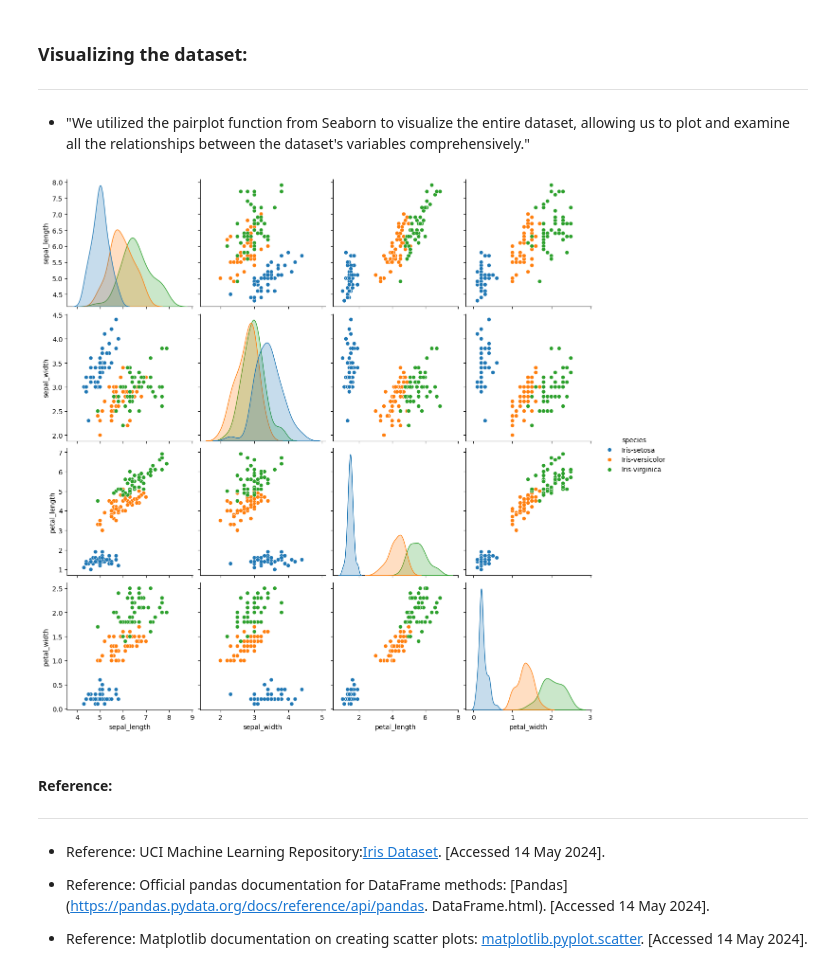
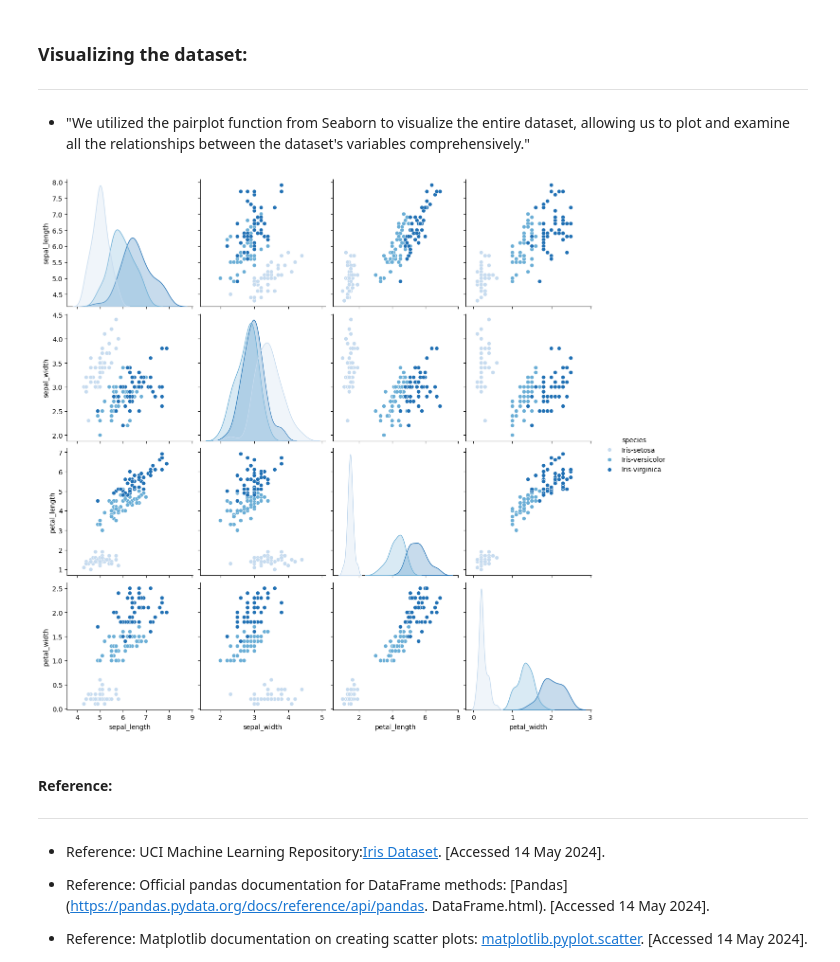
Before and after one commit to CarlosRigueti/pands-project, a Jupyter notebook: analysis.ipynb, the cells around one changed output. Saved outputs shown, nothing was run; the diff lists cells and outputs as text; code cells hidden in the pictures.

```diff
--- a/analysis.ipynb
+++ b/analysis.ipynb
@@ -467,21 +467,21 @@ plt.show()
 # %%
 # Create a pair plot to visualize relationships between variables
 # - 'data=df': Specifies the DataFrame containing the dataset to be visualized.
-sns.pairplot(data = df, hue = 'species', height = 3)
+sns.pairplot(data = df, hue = 'species', height = 3, palette='Blues')
 
 # Get unique species in the DataFrame
 species_list = df['species'].unique()
 
 # Set the palette to a range of blue colors
 blue_palette = sns.color_palette("Blues")
 
 # Pair plot and saving as PNG
 plt.savefig('pair_plot.png')
 
 # Display the figure.
 plt.show()
 # %% [output]
-[figure, old version]
+[figure, new version]
 # %% [markdown]
 #### Reference:
 ***
```
Also changed, not shown: 1 other file.
